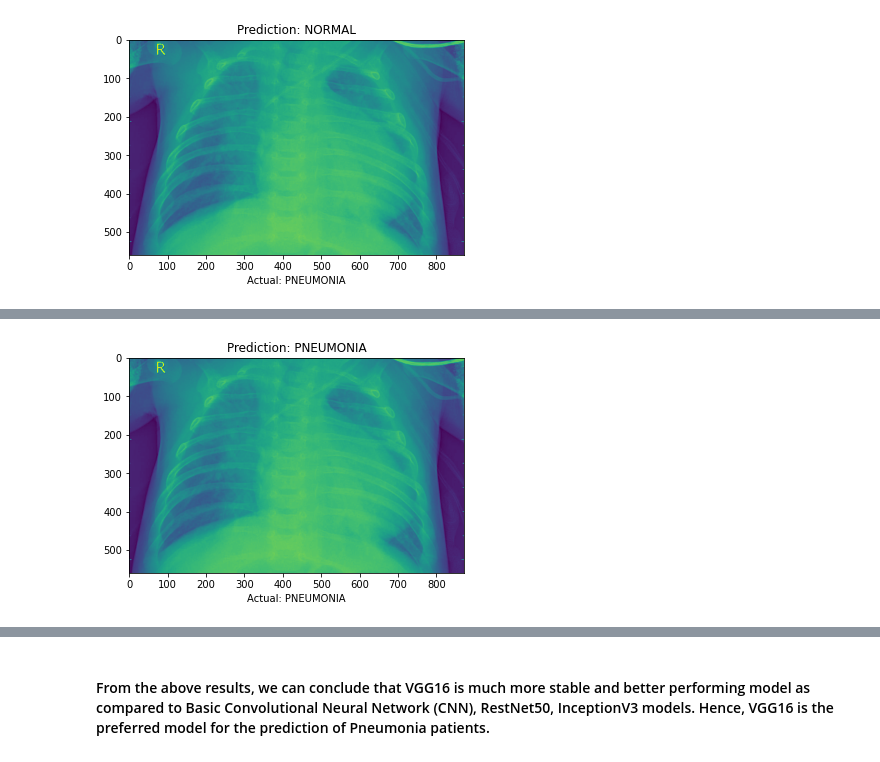
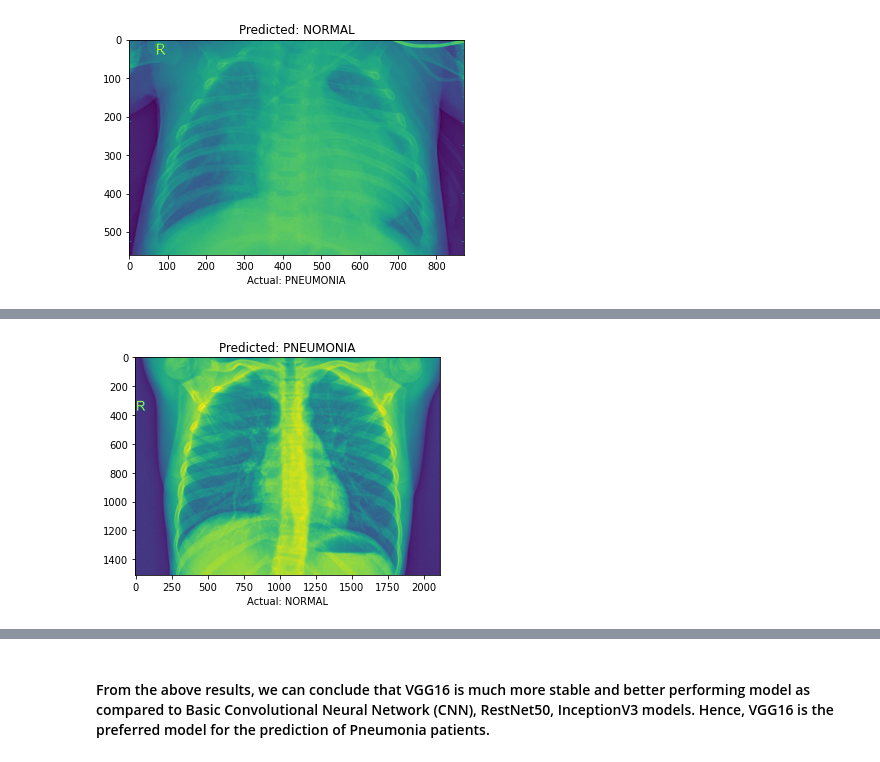
Before and after one commit to begumzubeda64/PGA02_Zubu, a Jupyter notebook: Machine Learning Models/Projects/XRay_PneumoniaPrediction.ipynb, the cells around one changed output, grey strips where cells are left out. Drawn from its saved outputs; the diff is of its cells as text; code cells hidden in the pictures.

Commit message:
Update Pneumonia

```diff
--- a/Machine Learning Models/Projects/XRay_PneumoniaPrediction.ipynb
+++ b/Machine Learning Models/Projects/XRay_PneumoniaPrediction.ipynb
@@ -637,9 +748,9 @@ img_pred = np.expand_dims(img_pred, axis=0)
 result = model1.predict(img_pred)
 
 if result[0][0] == 1:
-    prediction = "Prediction: PNEUMONIA"
+    prediction = "Predicted: PNEUMONIA"
 else:
-    prediction = "Prediction: NORMAL"
+    prediction = "Predicted: NORMAL"
 plt.title(prediction)
 plt.xlabel("Actual: NORMAL")
 
@@ -670,9 +805,9 @@ img_pred = np.expand_dims(img_pred, axis=0)
 result = model2.predict(img_pred)
 
 if result[0][0] == 1:
-    prediction = "Prediction: PNEUMONIA"
+    prediction = "Predicted: PNEUMONIA"
 else:
-    prediction = "Prediction: NORMAL"
+    prediction = "Predicted: NORMAL"
 plt.title(prediction)
 plt.xlabel("Actual: NORMAL")
 
@@ -690,9 +825,9 @@ img_pred = np.expand_dims(img_pred, axis=0)
 result = model2.predict(img_pred)
 
 if result[0][0] == 1:
-    prediction = "Prediction: PNEUMONIA"
+    prediction = "Predicted: PNEUMONIA"
 else:
-    prediction = "Prediction: NORMAL"
+    prediction = "Predicted: NORMAL"
 plt.title(prediction)
 plt.xlabel("Actual: PNEUMONIA")
 
@@ -712,9 +883,9 @@ img_pred = np.expand_dims(img_pred, axis=0)
 result = model3.predict(img_pred)
 
 if result[0][0] == 1:
-    prediction = "Prediction: PNEUMONIA"
+    prediction = "Predicted: PNEUMONIA"
 else:
-    prediction = "Prediction: NORMAL"
+    prediction = "Predicted: NORMAL"
 plt.title(prediction)
 plt.xlabel("Actual: PNEUMONIA")
 
@@ -731,20 +897,20 @@ plt.show()
 # %%
-img_pred = image.load_img("test/PNEUMONIA/person1_virus_11.jpeg", target_size=(150, 150))
+img_pred = image.load_img("test/NORMAL/IM-0003-0001.jpeg", target_size=(150, 150))
 
 img_pred = image.img_to_array(img_pred)
 img_pred = np.expand_dims(img_pred, axis=0)
 
 result = model3.predict(img_pred)
 
 if result[0][0] == 1:
-    prediction = "Prediction: PNEUMONIA"
+    prediction = "Predicted: PNEUMONIA"
 else:
-    prediction = "Prediction: NORMAL"
+    prediction = "Predicted: NORMAL"
 plt.title(prediction)
-plt.xlabel("Actual: PNEUMONIA")
+plt.xlabel("Actual: NORMAL")
 
-img = mpimg.imread('test/PNEUMONIA/person1_virus_11.jpeg')
+img = mpimg.imread('test/NORMAL/IM-0003-0001.jpeg')
 imgplot = plt.imshow(img)
 plt.show()
 # %% [output]
-[figure, old version]
+[figure, new version]
```
Also changed, not shown: parts of 59 cells of this notebook.
